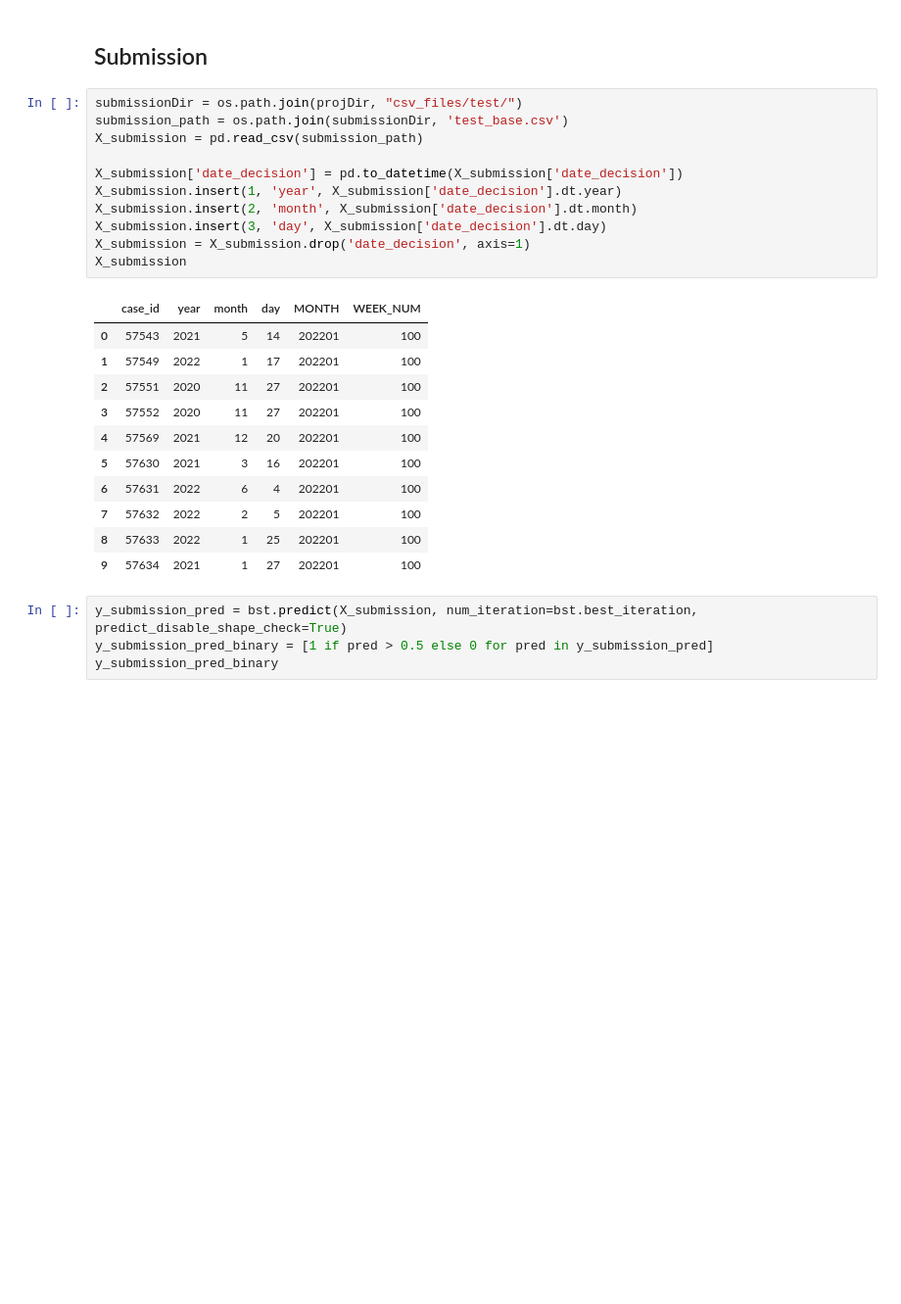
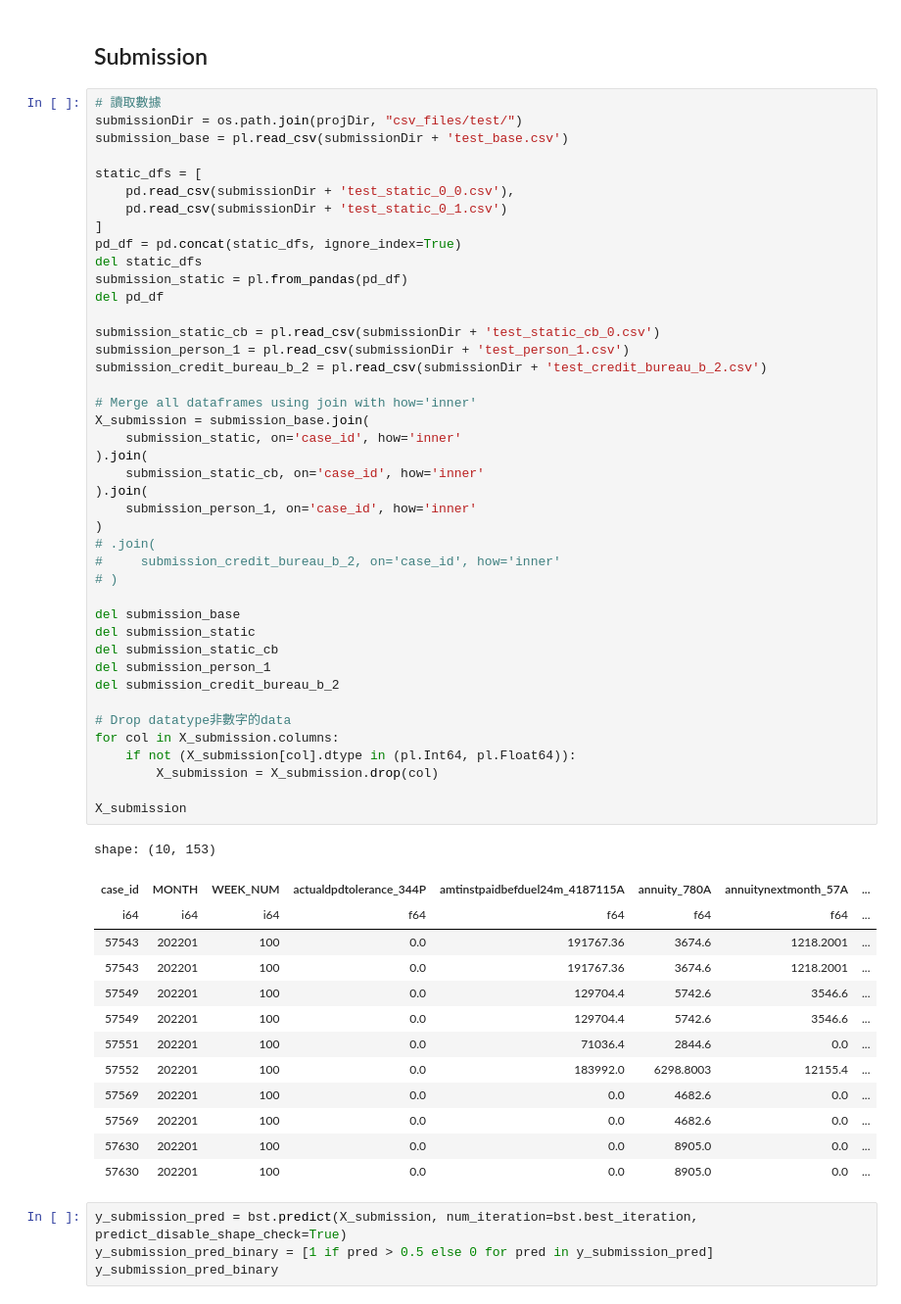
Before and after one commit to yctsaiyc/home-credit-credit-risk-model-stability, a Jupyter notebook: home-credit-credit-risk-model-stability.ipynb, the cells around one changed output. Shown at 98% size. Cells and saved outputs as stored; diff of their text form; blank space fills up the shorter version.

Commit message:
Kaggle Notebook | Home Credit - Credit Risk Model Stability | ModifyX_submission

```diff
--- a/home-credit-credit-risk-model-stability.ipynb
+++ b/home-credit-credit-risk-model-stability.ipynb
@@ -323,29 +203,62 @@ print(classification_report(y_test, y_pred_binary))
 weighted avg       0.90      0.90      0.90    575642
 # %% [markdown]
 ## Submission
-# %%
-submissionDir = os.path.join(projDir, "csv_files/test/")
-submission_path = os.path.join(submissionDir, 'test_base.csv')
-X_submission = pd.read_csv(submission_path)
-
-X_submission['date_decision'] = pd.to_datetime(X_submission['date_decision'])
-X_submission.insert(1, 'year', X_submission['date_decision'].dt.year)
-X_submission.insert(2, 'month', X_submission['date_decision'].dt.month)
-X_submission.insert(3, 'day', X_submission['date_decision'].dt.day)
-X_submission = X_submission.drop('date_decision', axis=1)
-X_submission
-# %% [output]
-|  | case_id | year | month | day | MONTH | WEEK_NUM |
-| 0 | 57543 | 2021 | 5 | 14 | 202201 | 100 |
-| 1 | 57549 | 2022 | 1 | 17 | 202201 | 100 |
-| 2 | 57551 | 2020 | 11 | 27 | 202201 | 100 |
-| 3 | 57552 | 2020 | 11 | 27 | 202201 | 100 |
-| 4 | 57569 | 2021 | 12 | 20 | 202201 | 100 |
-| 5 | 57630 | 2021 | 3 | 16 | 202201 | 100 |
-| 6 | 57631 | 2022 | 6 | 4 | 202201 | 100 |
-| 7 | 57632 | 2022 | 2 | 5 | 202201 | 100 |
-| 8 | 57633 | 2022 | 1 | 25 | 202201 | 100 |
-| 9 | 57634 | 2021 | 1 | 27 | 202201 | 100 |
+# %%
+# 讀取數據
+submissionDir = os.path.join(projDir, "csv_files/test/")
+submission_base = pl.read_csv(submissionDir + 'test_base.csv')
+
+static_dfs = [
+    pd.read_csv(submissionDir + 'test_static_0_0.csv'),
+    pd.read_csv(submissionDir + 'test_static_0_1.csv')
+]
+pd_df = pd.concat(static_dfs, ignore_index=True)
+del static_dfs
+submission_static = pl.from_pandas(pd_df)
+del pd_df
+
+submission_static_cb = pl.read_csv(submissionDir + 'test_static_cb_0.csv')
+submission_person_1 = pl.read_csv(submissionDir + 'test_person_1.csv')
+submission_credit_bureau_b_2 = pl.read_csv(submissionDir + 'test_credit_bureau_b_2.csv')
+
+# Merge all dataframes using join with how='inner'
+X_submission = submission_base.join(
+    submission_static, on='case_id', how='inner'
+).join(
+    submission_static_cb, on='case_id', how='inner'
+).join(
+    submission_person_1, on='case_id', how='inner'
+)
+# .join(
+#     submission_credit_bureau_b_2, on='case_id', how='inner'
+# )
+
+del submission_base
+del submission_static
+del submission_static_cb
+del submission_person_1
+del submission_credit_bureau_b_2
+
+# Drop datatype非數字的data
+for col in X_submission.columns:
+    if not (X_submission[col].dtype in (pl.Int64, pl.Float64)):
+        X_submission = X_submission.drop(col)
+
+X_submission
+# %% [output]
+shape: (10, 153)
+| case_id | MONTH | WEEK_NUM | actualdpdtolerance_344P | amtinstpaidbefduel24m_4187115A | annuity_780A | annuitynextmonth_57A | ... |
+| i64 | i64 | i64 | f64 | f64 | f64 | f64 | ... |
+| 57543 | 202201 | 100 | 0.0 | 191767.36 | 3674.6 | 1218.2001 | ... |
+| 57543 | 202201 | 100 | 0.0 | 191767.36 | 3674.6 | 1218.2001 | ... |
+| 57549 | 202201 | 100 | 0.0 | 129704.4 | 5742.6 | 3546.6 | ... |
+| 57549 | 202201 | 100 | 0.0 | 129704.4 | 5742.6 | 3546.6 | ... |
+| 57551 | 202201 | 100 | 0.0 | 71036.4 | 2844.6 | 0.0 | ... |
+| 57552 | 202201 | 100 | 0.0 | 183992.0 | 6298.8003 | 12155.4 | ... |
+| 57569 | 202201 | 100 | 0.0 | 0.0 | 4682.6 | 0.0 | ... |
+| 57569 | 202201 | 100 | 0.0 | 0.0 | 4682.6 | 0.0 | ... |
+| 57630 | 202201 | 100 | 0.0 | 0.0 | 8905.0 | 0.0 | ... |
+| 57630 | 202201 | 100 | 0.0 | 0.0 | 8905.0 | 0.0 | ... |
 # %%
 y_submission_pred = bst.predict(X_submission, num_iteration=bst.best_iteration, predict_disable_shape_check=True)
 y_submission_pred_binary = [1 if pred > 0.5 else 0 for pred in y_submission_pred]
```
Also changed, not shown: parts of 12 cells of this notebook.
